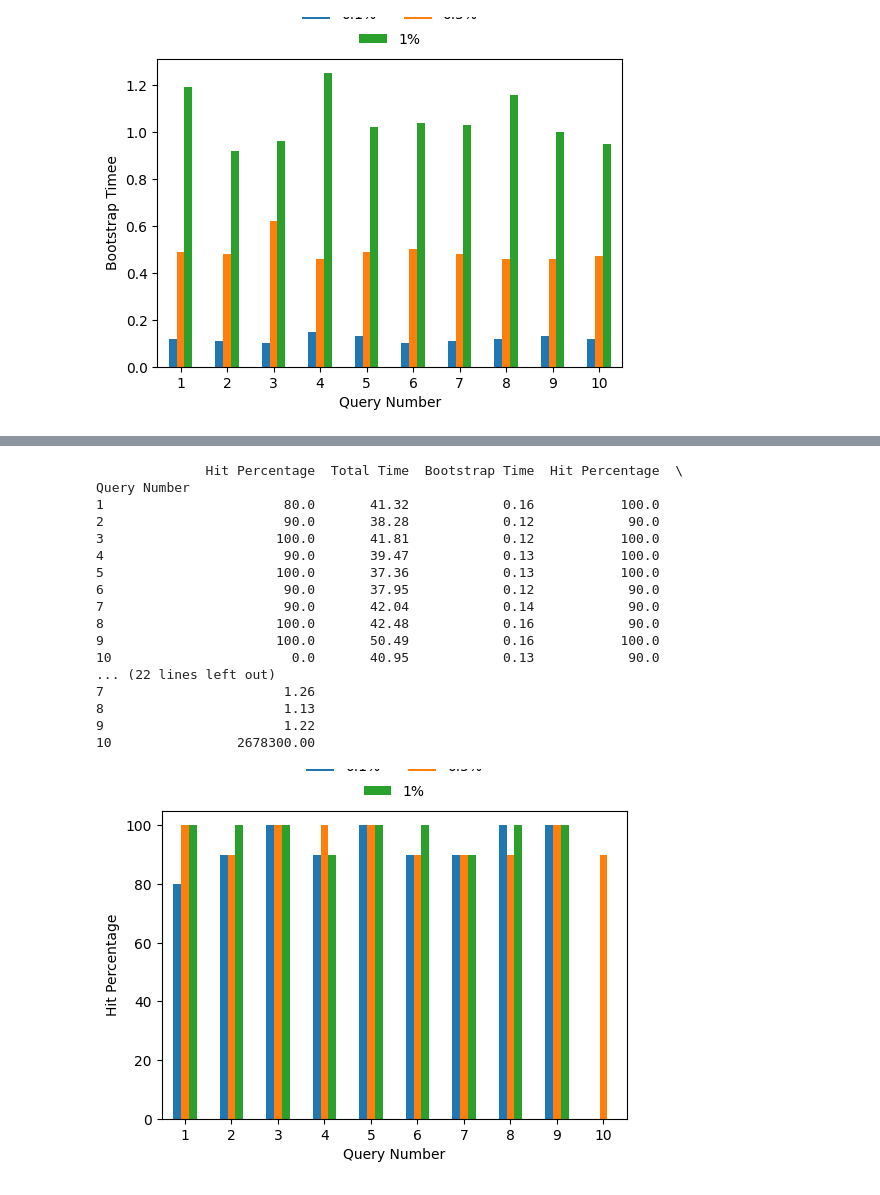
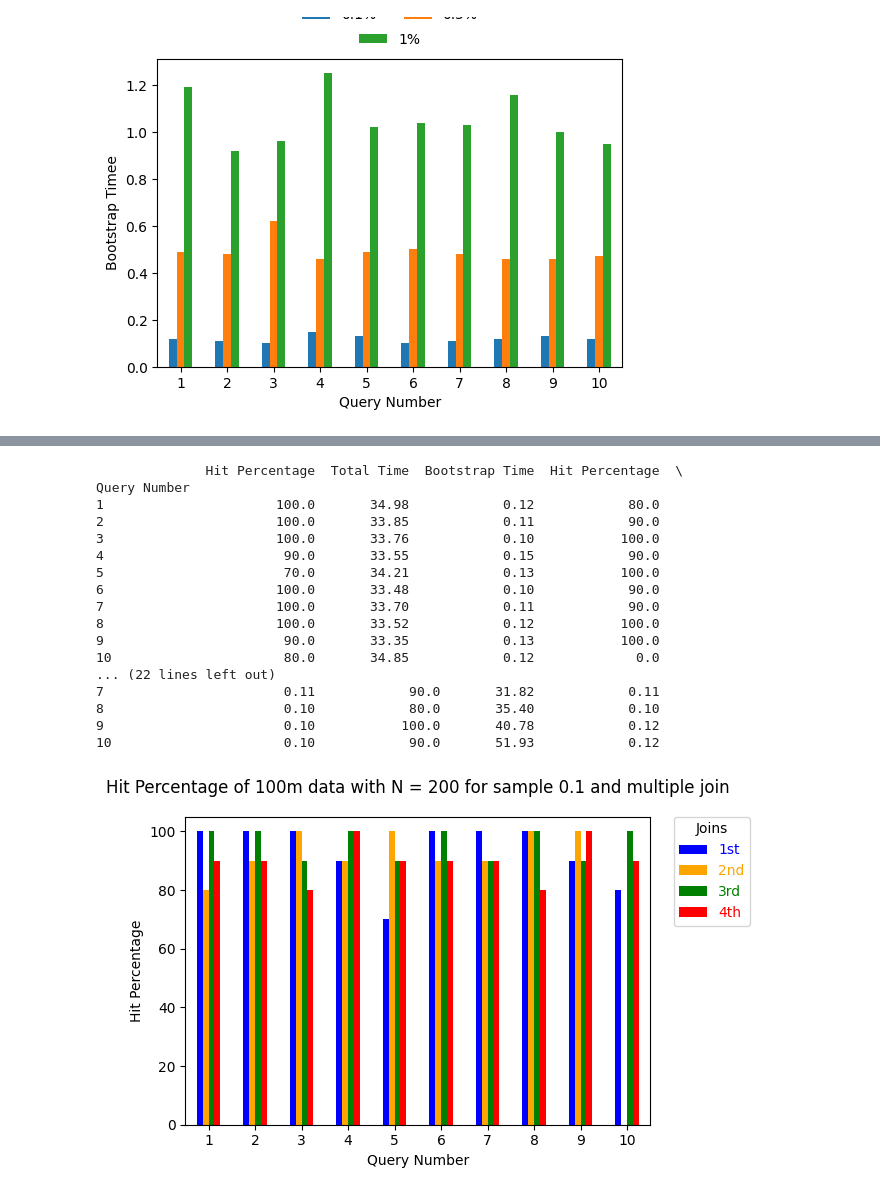
Before and after one commit to smaharjan02/bootstrapCS2, a Jupyter notebook: src/graph_experiments/graphdraw.ipynb, the cells around one changed output, grey strips where cells are left out. Drawn from its saved outputs; the diff is of its cells as text; code cells hidden in the pictures.

Commit message:
new bar charts

```diff
--- a/src/graph_experiments/graphdraw.ipynb
+++ b/src/graph_experiments/graphdraw.ipynb
@@ -39,6 +39,6 @@ Query Number
 # %%
 #Hit percentage chart
-with PdfPages('Hit Percentage of 100m data with N = 200 for first join.pdf') as pdf:
+with PdfPages('Hit Percentage of 1GB data with N = 200 for first join.pdf') as pdf:
 
     #print(multidf)
     g = first_join_df["Hit Percentage"].plot.bar( figsize=(6, 4))
@@ -46,7 +46,7 @@ with PdfPages('Hit Percentage of 100m data with N = 200 for first join.pdf') as
 
     h,l= g.get_legend_handles_labels()
     kw = dict(ncol=2, loc="lower center", frameon=False)
-    leg1 = g.legend(['0.1%', '0.5%'], bbox_to_anchor=[0.5,1.08],**kw)
+    leg1 = g.legend(['0.1%', '0.5%'], bbox_to_anchor=[0.5,1.04],**kw)
     leg2 = g.legend(h[2:],['1%'], bbox_to_anchor=[0.5,1.00],**kw)
     g.add_artist(leg1)
     #plt.legend(['0.1%', '0.5%', '1%'],bbox_to_anchor=(.3, 1.08), loc='best')
@@ -92,43 +216,54 @@ df6 = pd.read_csv ('graph_experiment_results_query_second_join/graphlogs_log_tpc
 # %%
-second_join_df = pd.concat([df4.set_index("Query Number"),
-                     df5.set_index("Query Number"),
-                     df6.set_index("Query Number")], axis=1)
-print(second_join_df)
+#compare Hit percentage of each query for each join
+multi_join_so1_df = pd.concat([df1.set_index("Query Number"),
+                     df4.set_index("Query Number"),
+                     df7.set_index("Query Number"),
+                     df10.set_index("Query Number")], axis=1)
+print(multi_join_so1_df)
 # %% [output]
               Hit Percentage  Total Time  Bootstrap Time  Hit Percentage  \
 Query Number
-1                       80.0       41.32            0.16           100.0
-2                       90.0       38.28            0.12            90.0
-3                      100.0       41.81            0.12           100.0
-4                       90.0       39.47            0.13           100.0
-5                      100.0       37.36            0.13           100.0
-6                       90.0       37.95            0.12            90.0
-7                       90.0       42.04            0.14            90.0
-8                      100.0       42.48            0.16            90.0
-9                      100.0       50.49            0.16           100.0
-10                       0.0       40.95            0.13            90.0
+1                      100.0       34.98            0.12            80.0
+2                      100.0       33.85            0.11            90.0
+3                      100.0       33.76            0.10           100.0
+4                       90.0       33.55            0.15            90.0
+5                       70.0       34.21            0.13           100.0
+6                      100.0       33.48            0.10            90.0
+7                      100.0       33.70            0.11            90.0
+8                      100.0       33.52            0.12           100.0
+9                       90.0       33.35            0.13           100.0
+10                      80.0       34.85            0.12             0.0
 ... (22 lines left out)
-7                       1.26
-8                       1.13
-9                       1.22
-10                2678300.00
+7                       0.11            90.0       31.82            0.11
+8                       0.10            80.0       35.40            0.10
+9                       0.10           100.0       40.78            0.12
+10                      0.10            90.0       51.93            0.12
 # %%
-with PdfPages('Hit Percentage of 100m data with N = 200 for second join.pdf') as pdf:
+with PdfPages('Hit Percentage of 100m data with N = 200 for sample 0.1 and multiple join.pdf') as pdf:
 
     #print(multidf)
-    g = second_join_df["Hit Percentage"].plot.bar( figsize=(6, 4))
+    g = multi_join_so1_df["Hit Percentage"].plot.bar( figsize=(6, 4),
+             color=['blue', 'orange', 'green', 'red'])
     plt.xticks(rotation=0)
+    # Get labels from plot
+    handles, labels = g.get_legend_handles_labels()
 
-    h,l= g.get_legend_handles_labels()
-    kw = dict(ncol=2, loc="lower center", frameon=False)
-    leg1 = g.legend(['0.1%', '0.5%'], bbox_to_anchor=[0.5,1.08],**kw)
-    leg2 = g.legend(h[2:],['1%'], bbox_to_anchor=[0.5,1.00],**kw)
-    g.add_artist(leg1)
-    #plt.legend(['0.1%', '0.5%', '1%'],bbox_to_anchor=(.3, 1.08), loc='best')
+    # Create single legend
+    legend = g.legend(handles,
+                  ['1st', '2nd', '3rd', '4th'],
+                  labelcolor=['blue', 'orange', 'green', 'red'],
+                  loc='upper left', #location
+                  bbox_to_anchor=(1.05, 1), #position
+                  title='Joins',
+                  borderaxespad=0)
+
+    # Adjust spacing between handles
+    legend.hspace = 0.3
+
     g.set_ylabel('Hit Percentage')
 
-    #g.set_title('Hit Percentage of 100MB data with N = 200')
+    g.set_title("Hit Percentage of 100m data with N = 200 for sample 0.1 and multiple join", fontsize=12, y=1.05)
 
     pdf.savefig(bbox_inches='tight')
 # %% [output]
-[figure, old version]
+[figure, new version]
```
Also changed, not shown: parts of 16 cells of this notebook, 29 other files.
